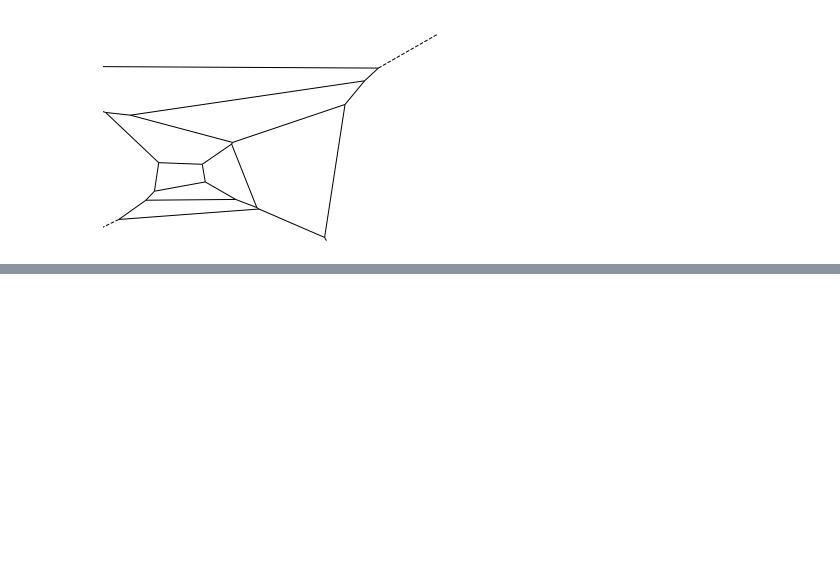
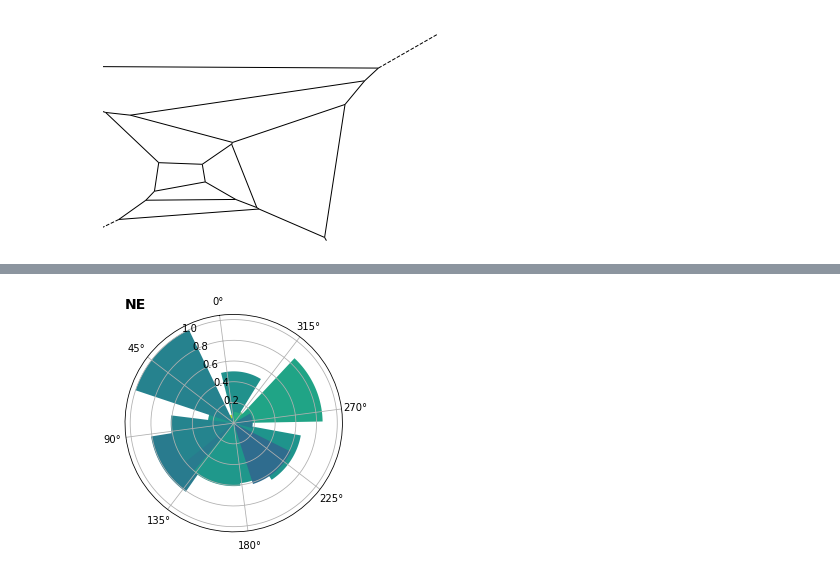
Before and after one commit to alexander-moore/DS502_Final, a Jupyter notebook: quincy/QBH_Illustrations.ipynb, the cells around one changed output, grey strips where cells are left out. Cells and saved outputs as stored; diff of their text form; code cells hidden in the pictures; blank space fills up the shorter version.

```diff
--- a/quincy/QBH_Illustrations.ipynb
+++ b/quincy/QBH_Illustrations.ipynb
@@ -180,0 +185,26 @@ for i in Examples :
+# %%
+#Team Sonars
+raw_data['IsSuccess']=(((raw_data['Down'] == 1) | (raw_data['Down'] == 2)) & (raw_data['Yards']>=(raw_data['Distance']/2)))
+raw_data['IsSuccess']=np.where(((raw_data['Down']==3) | (raw_data['Down'] == 4)) & (raw_data['Yards']>=raw_data['Distance']),True,raw_data['IsSuccess'])
+raw_data['Angle_Round']=round(raw_data['Dir_std']/15,0)
+
+sd=raw_data[raw_data['IsBallCarrier']==True].copy()
+sd['Rushes']=sd.groupby(['PossessionTeam', 'Angle_Round'])['PlayId'].transform('count')
+sd['RushMax']=sd.groupby(['PossessionTeam'])['Rushes'].transform('max')
+sd['NormRush']=sd['Rushes']/sd['RushMax']
+sd['Successes']=sd.groupby(['PossessionTeam', 'Angle_Round'])['IsSuccess'].transform('sum')
+sd['SuccessRate']=sd['Successes']/sd['Rushes']
+sd.groupby(['PossessionTeam', 'Angle_Round'])
+
+
+def sonar_plots (Team) :
+    Team1=sd[(sd['PossessionTeam']==Team) & (sd['Rushes']>=5)].groupby('Angle_Round')[['NormRush','SuccessRate']].mean()
+    ax = plt.subplot(111, projection='polar')
+    ax.bar(Team1.index, Team1['NormRush'], color = plt.cm.viridis(Team1['SuccessRate']) )
+    ax.set_theta_offset(-np.deg2rad(270-15/2))
+    plt.title(Team, loc='left', weight='bold', fontsize=14)
+    plt.show()
+
+sonar_plots('NE')
+# %% [output]
+[figure, added]
```
Also changed, not shown: parts of 5 cells of this notebook.
